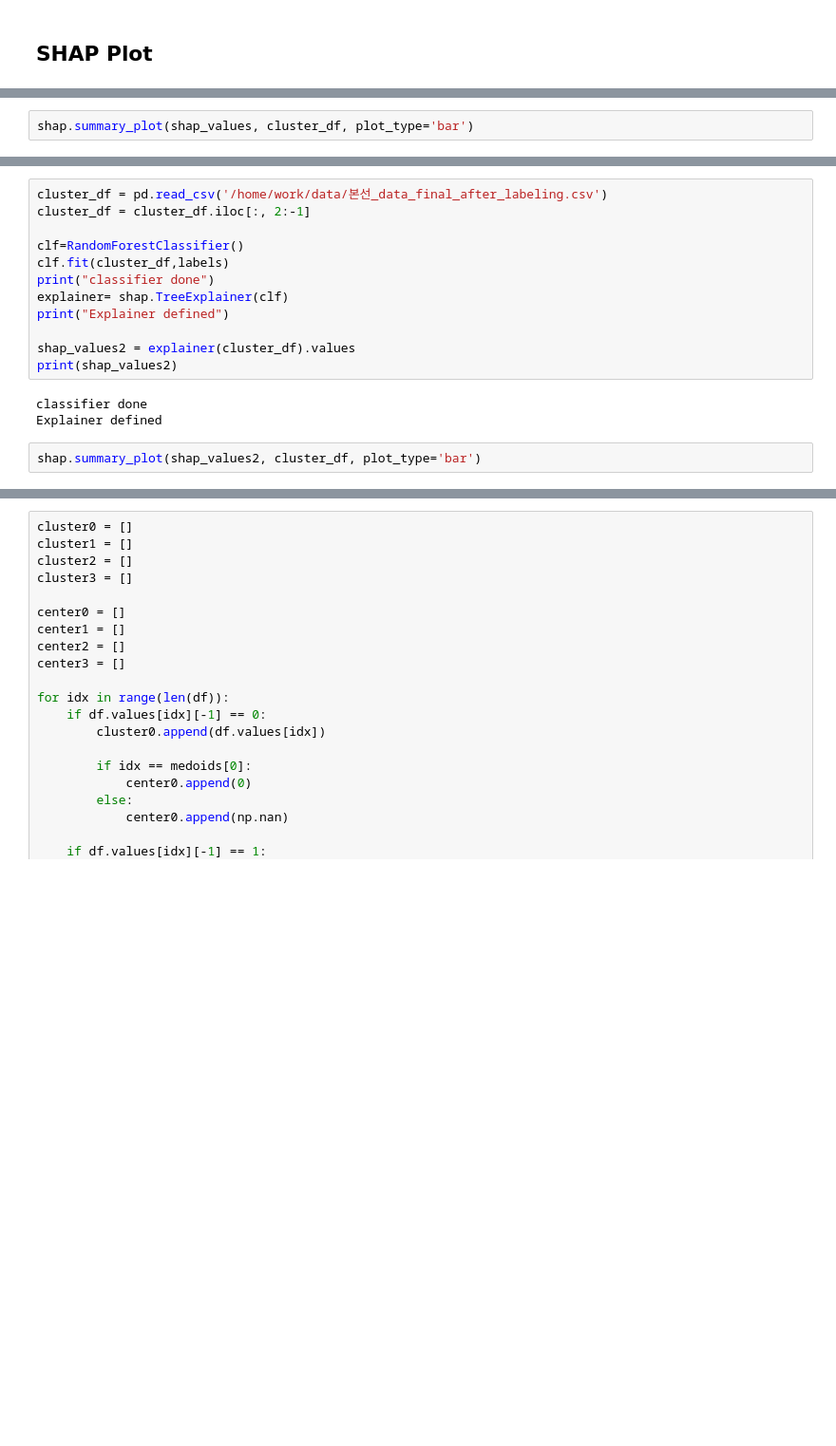
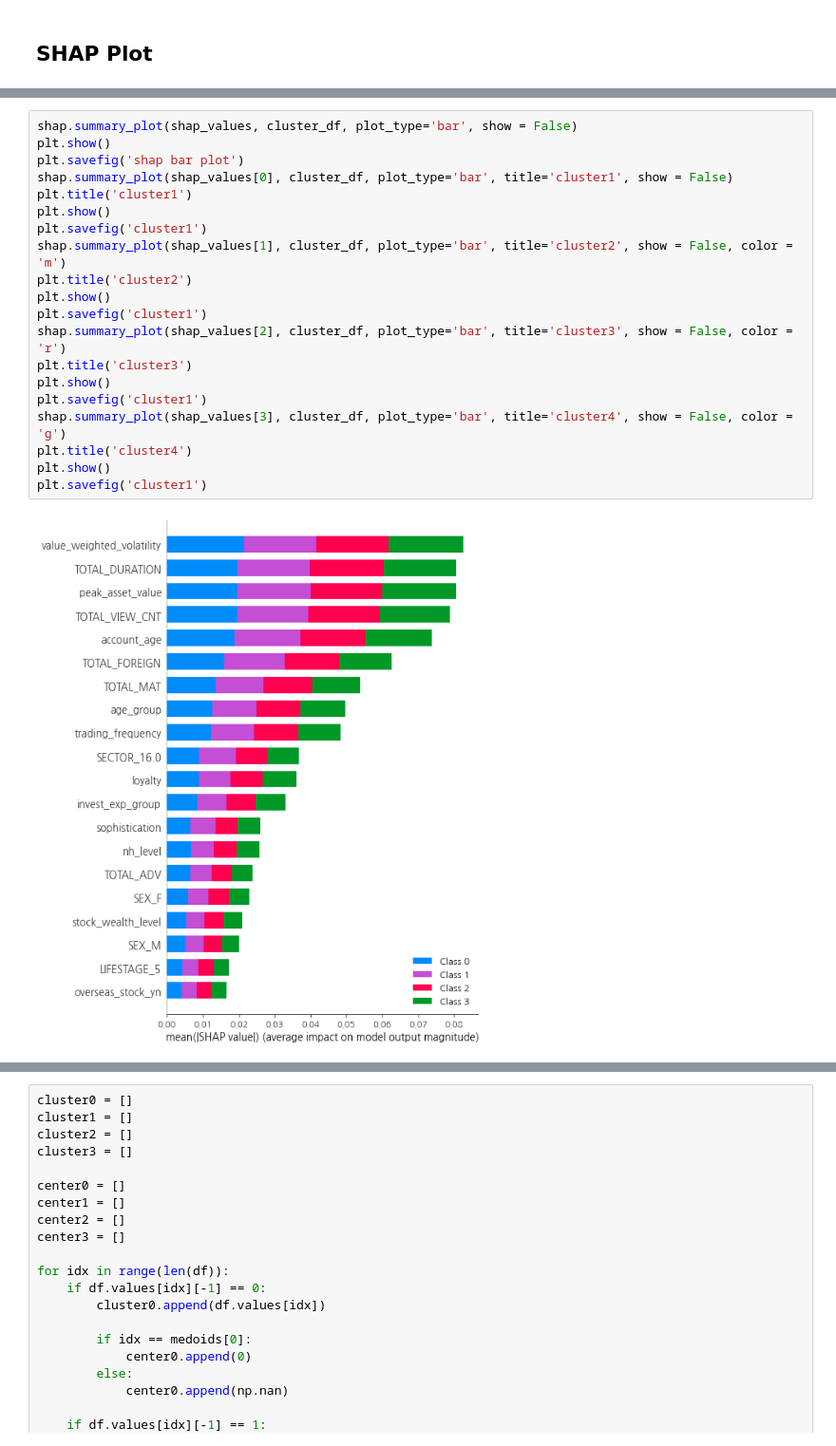
Before and after one commit to reiss-koh/nh, a Jupyter notebook: 본선_Cluster_EDA.ipynb, the cells around one changed output, grey strips where cells are left out. Shown: that part at 95% size. Saved outputs shown, nothing was run; the diff lists cells and outputs as text; blank space fills up the shorter version.

Commit message:
shap done

```diff
--- a/본선_Cluster_EDA.ipynb
+++ b/본선_Cluster_EDA.ipynb
@@ -357,2 +390,22 @@ Explainer defined
 # %%
-shap.summary_plot(shap_values, cluster_df, plot_type='bar')
+shap.summary_plot(shap_values, cluster_df, plot_type='bar', show = False)
+plt.show()
+plt.savefig('shap bar plot')
+shap.summary_plot(shap_values[0], cluster_df, plot_type='bar', title='cluster1', show = False)
+plt.title('cluster1')
+plt.show()
+plt.savefig('cluster1')
+shap.summary_plot(shap_values[1], cluster_df, plot_type='bar', title='cluster2', show = False, color = 'm')
+plt.title('cluster2')
+plt.show()
+plt.savefig('cluster1')
+shap.summary_plot(shap_values[2], cluster_df, plot_type='bar', title='cluster3', show = False, color = 'r')
+plt.title('cluster3')
+plt.show()
+plt.savefig('cluster1')
+shap.summary_plot(shap_values[3], cluster_df, plot_type='bar', title='cluster4', show = False, color = 'g')
+plt.title('cluster4')
+plt.show()
+plt.savefig('cluster1')
+# %% [output]
+[figure, added]
@@ -359,17 +415,0 @@ shap.summary_plot(shap_values, cluster_df, plot_type='bar')
-# %%
-cluster_df = pd.read_csv('/home/work/data/본선_data_final_after_labeling.csv')
-cluster_df = cluster_df.iloc[:, 2:-1]
-
-clf=RandomForestClassifier()
-clf.fit(cluster_df,labels)
-print("classifier done")
-explainer= shap.TreeExplainer(clf)
-print("Explainer defined")
-
-shap_values2 = explainer(cluster_df).values
-print(shap_values2)
-# %% [output]
-classifier done
-Explainer defined
-# %%
-shap.summary_plot(shap_values2, cluster_df, plot_type='bar')
```
Also changed, not shown: parts of 5 cells of this notebook, 13 other files.
